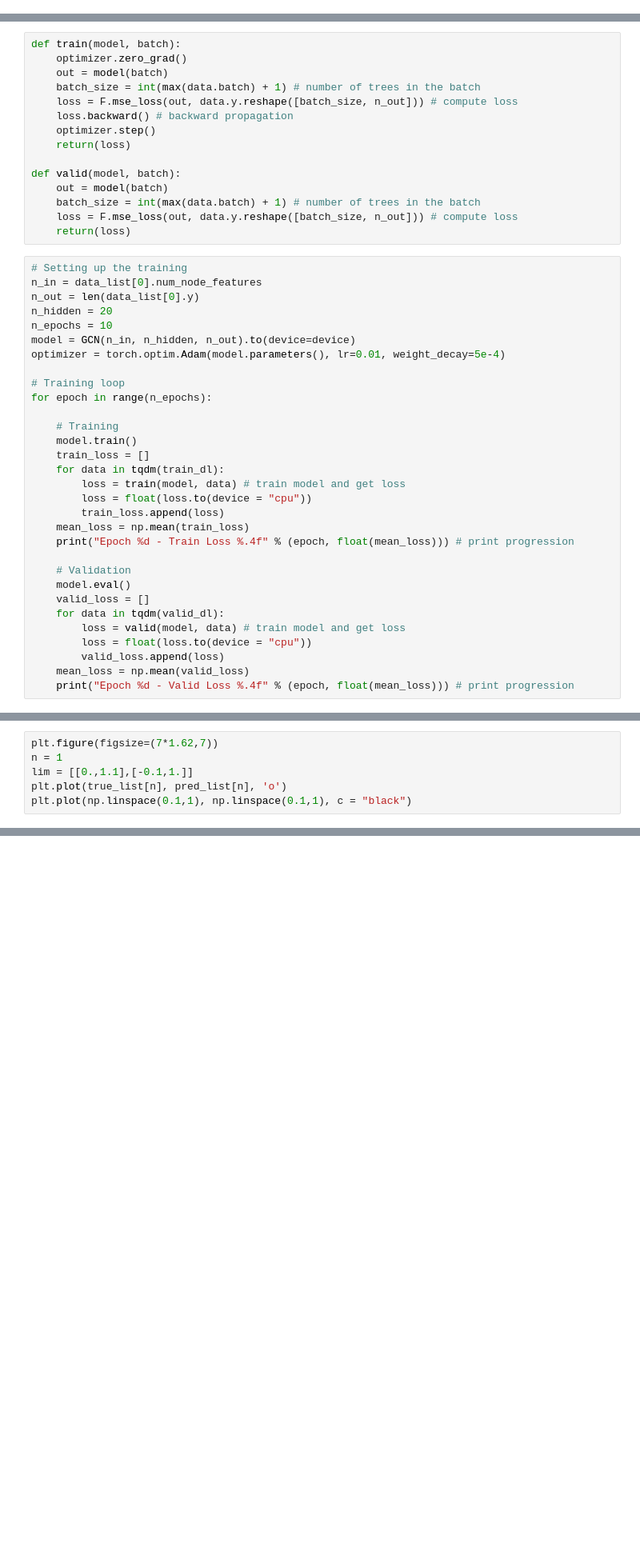
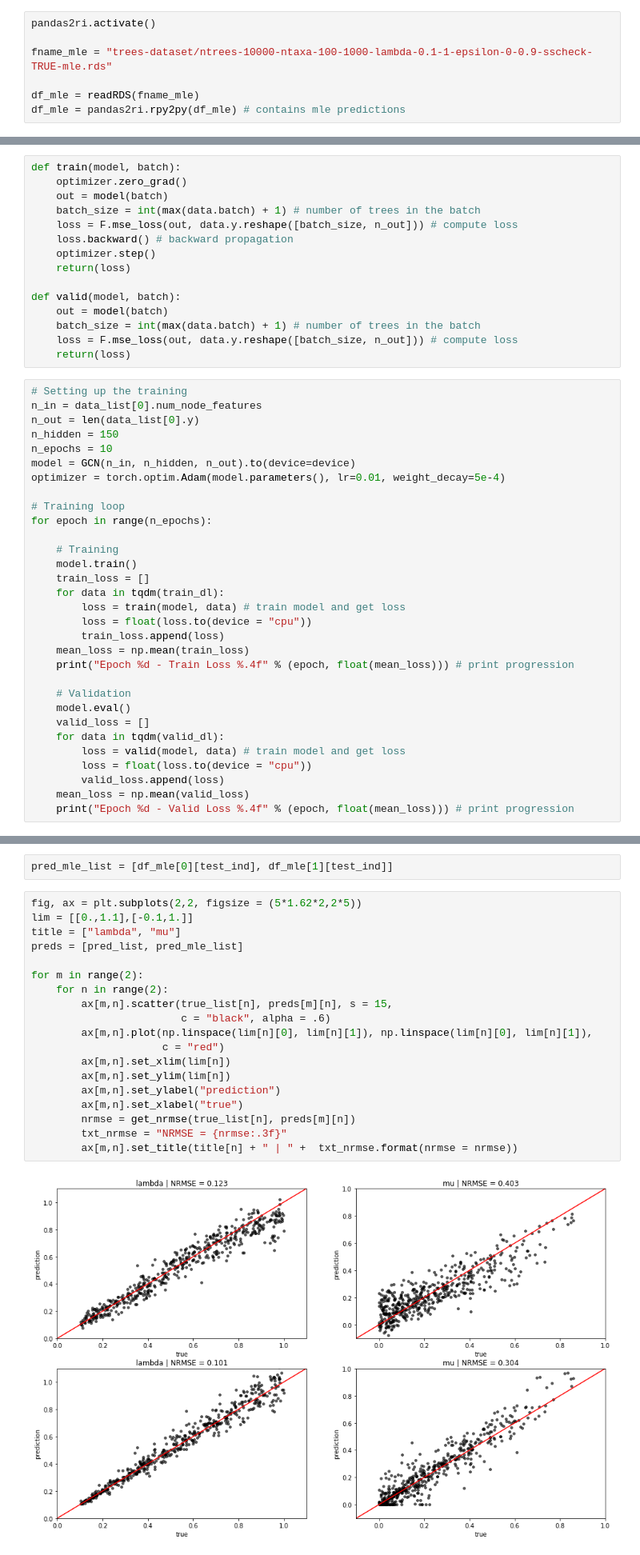
Before and after one commit to ismael-lajaaiti/phylo-inference-ml, a Jupyter notebook: infer-gnn-graph.ipynb, the cells around one changed output, grey strips where cells are left out. Shown at 80% size. Saved outputs shown, nothing was run; the diff lists cells and outputs as text; blank space fills up the shorter version.

Commit message:
improvment of the plotting + NRMSE + addition of comparison with Maximum Likelihood

```diff
--- a/infer-gnn-graph.ipynb
+++ b/infer-gnn-graph.ipynb
@@ -40,3 +33,10 @@ df_param = pandas2ri.rpy2py(df_param)
+# %%
+pandas2ri.activate()
+
+fname_mle = "trees-dataset/ntrees-10000-ntaxa-100-1000-lambda-0.1-1-epsilon-0-0.9-sscheck-TRUE-mle.rds"
+
+df_mle = readRDS(fname_mle)
+df_mle = pandas2ri.rpy2py(df_mle) # contains mle predictions
 # %% [markdown]
 Checking the total number of trees of the dataset (n_trees) and the number of target parameters for each tree (n_param)
 # %%
@@ -174,7 +178,7 @@ def valid(model, batch):
 # Setting up the training
 n_in = data_list[0].num_node_features
 n_out = len(data_list[0].y)
-n_hidden = 20
+n_hidden = 150
 n_epochs = 10
 model = GCN(n_in, n_hidden, n_out).to(device=device)
 optimizer = torch.optim.Adam(model.parameters(), lr=0.01, weight_decay=5e-4)
@@ -231,6 +219,0 @@ NameError: name 'model' is not defined
-# %%
-plt.figure(figsize=(7*1.62,7))
-n = 1
-lim = [[0.,1.1],[-0.1,1.]]
-plt.plot(true_list[n], pred_list[n], 'o')
-plt.plot(np.linspace(0.1,1), np.linspace(0.1,1), c = "black")
@@ -239,0 +220,23 @@ plt.plot(np.linspace(0.1,1), np.linspace(0.1,1), c = "black")
+# %%
+pred_mle_list = [df_mle[0][test_ind], df_mle[1][test_ind]]
+# %%
+fig, ax = plt.subplots(2,2, figsize = (5*1.62*2,2*5))
+lim = [[0.,1.1],[-0.1,1.]]
+title = ["lambda", "mu"]
+preds = [pred_list, pred_mle_list]
+
+for m in range(2):
+    for n in range(2):
+        ax[m,n].scatter(true_list[n], preds[m][n], s = 15,
+                        c = "black", alpha = .6)
+        ax[m,n].plot(np.linspace(lim[n][0], lim[n][1]), np.linspace(lim[n][0], lim[n][1]),
+                     c = "red")
+        ax[m,n].set_xlim(lim[n])
+        ax[m,n].set_ylim(lim[n])
+        ax[m,n].set_ylabel("prediction")
+        ax[m,n].set_xlabel("true")
+        nrmse = get_nrmse(true_list[n], preds[m][n])
+        txt_nrmse = "NRMSE = {nrmse:.3f}"
+        ax[m,n].set_title(title[n] + " | " +  txt_nrmse.format(nrmse = nrmse))
+# %% [output]
+[figure, added]
```
Also changed, not shown: parts of 7 cells of this notebook.
